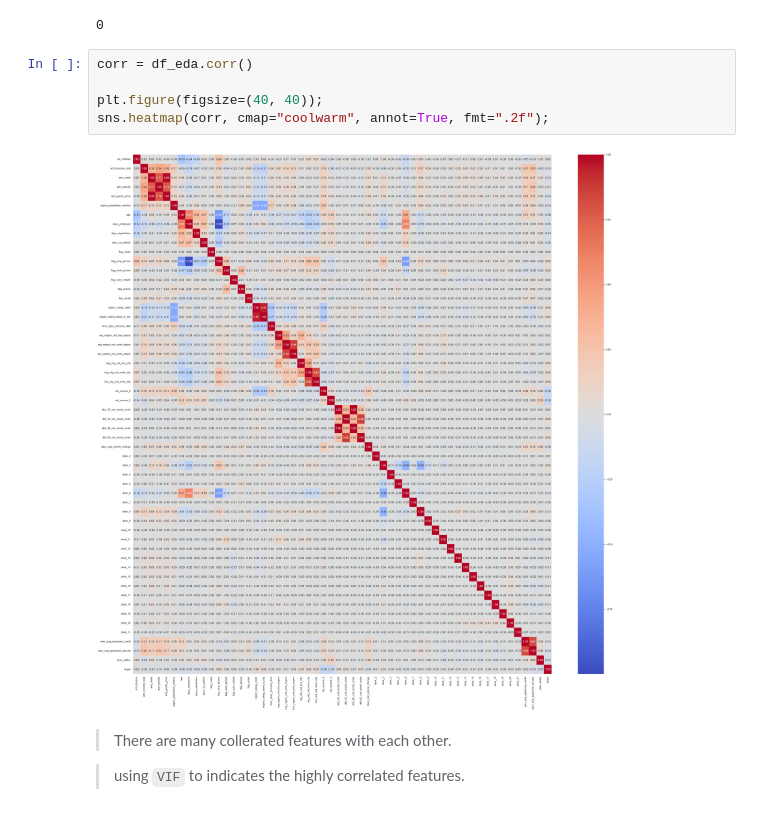
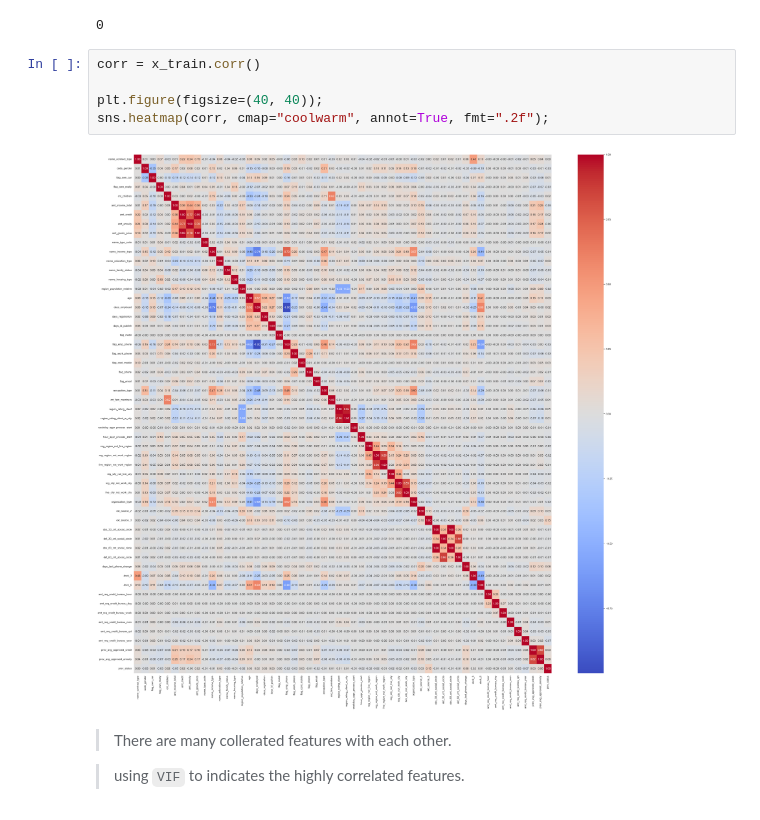
Before and after one commit to mo7amed7assan1911/Loan_Default_Study, a Jupyter notebook: Loan_Default_Study.ipynb, the cells around one changed output. Drawn from its saved outputs; the diff is of its cells as text.

```diff
--- a/Loan_Default_Study.ipynb
+++ b/Loan_Default_Study.ipynb
@@ -928,12 +936,12 @@ x_test.isna().sum().sum()
 # %% [output]
 0
 # %%
-corr = df_eda.corr()
+corr = x_train.corr()
 
 plt.figure(figsize=(40, 40));
 sns.heatmap(corr, cmap="coolwarm", annot=True, fmt=".2f");
 # %% [output]
-[figure, old version]
+[figure, new version]
 # %% [markdown]
 > There are many collerated features with each other.
 
```
Also changed, not shown: parts of 22 cells of this notebook.
